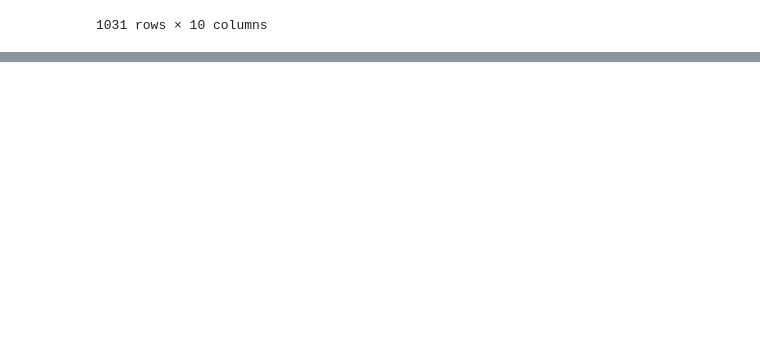
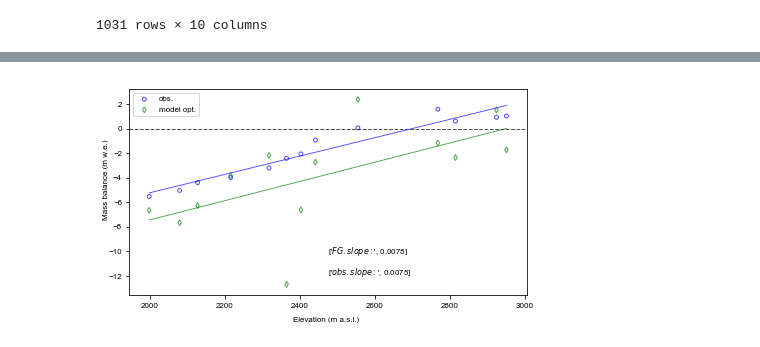
Before and after one commit to bpelto/ice_dynamics, a Jupyter notebook: flux_gate_velocity.ipynb, the cells around one changed output, grey strips where cells are left out. Saved outputs shown, nothing was run; the diff lists cells and outputs as text; code cells hidden in the pictures; blank space fills up the shorter version.

```diff
--- a/flux_gate_velocity.ipynb
+++ b/flux_gate_velocity.ipynb
@@ -320,3 +329,5 @@ NameError: name 'below_gate' is not defined
 # %%
-data = pd.read_csv(fl_path + 'conrad_data.csv') #need dh_dt, area, field pts, n, mid elev (mean elev)
-SA =
+data = pd.read_csv(fl_path + 'Conrad_bins_17.csv') #need dh_dt, area, field pts, n, mid elev (mean elev)
+data.sort_values(by=['bin'],ascending=True, inplace=True) # sort by bin
+data.set_index('bin', inplace=True) # set bin as index for sorting
+data[0:4]
@@ -322,0 +341,3 @@ SA =
+# %%
+FG_df =  pd.concat([FG, data], axis=1)
+FG_df
@@ -322,0 +360,5 @@ SA =
+# %%
+FG_df['Q_net'] = FG_df.Q_in - FG_df.Q_out  #net flux per gate
+# FG_df.Q_net[FG_df.bin==8] = FG_df.Q_out[FG_df.bin==9]+ FG_df.Q_out[FG_df.bin==10] - FG_df.Q_out[FG_df.bin==8]
+FG_df.Q_net[8] = FG_df.Q_out[9]+ FG_df.Q_out[10] - FG_df.Q_out[8]
+FG_df   #[0:4]
@@ -322,0 +387,5 @@ SA =
+# %%
+FG_df['b_fg_h'] = FG_df.dh17mean - (FG_df.Q_net / FG_df.area)
+FG_df['b_fg_we'] = FG_df.rho/1000. * FG_df.b_fg_h
+FG_df.drop(FG_df.tail(1).index,inplace=True)
+FG_df
@@ -322,0 +413,58 @@ SA =
+# %%
+font = {'family' : 'Arial',
+'weight' : 'normal',
+'size'   : 8}
+
+plt.rc('font', **font)
+
+fig, ax = plt.subplots(1,1, sharex=True, sharey=True, figsize=(6,3.34))#3.34, 3.34))
+# j,k=0,0    ## only define j if one row
+n = 0
+s= 15 #markersize
+year = 2017#2016, 2017, 2018
+a = 0.7
+
+x_ax_obs=FG_df.elev_mean
+y_ax_obs=FG_df.b_obs
+
+#         x_ax_mod=dt[(dt.Year==yr) & (dt.type=='gate')].Elev
+#         y_ax_mod=dt[(dt.Year==yr) & (dt.type=='gate')].Ba
+
+x_ax_mod_opt=FG_df.elev_mean
+y_ax_mod_opt=FG_df.b_fg_h
+
+### observations of SMB
+slope, intercept, r_value, p_value, std_err = stats.linregress(np.array(x_ax_obs),np.array(y_ax_obs))
+ax.scatter(x_ax_obs,y_ax_obs,color='b', label='obs.', alpha=a, s=s,facecolor='')
+ax.plot(x_ax_obs,slope*x_ax_obs+intercept, color='b',label='', alpha=a, linewidth=0.9)
+
+#         ### flux gate from GPR thickness
+#         slopeM, interceptM, r_valueM, p_valueM, std_errM = stats.linregress(np.array(x_ax_mod),np.array(y_ax_mod))
+#         ax.scatter(x_ax_mod,y_ax_mod,color='r', label='model', alpha=a, s=s+2, facecolor='')
+#         ax.plot(x_ax_mod,slopeM*x_ax_mod+interceptM, color='r', label='', alpha=a, linewidth=0.9)
+#         ax.text(0.5, 0.1, ['$obs. slope:$', np.round(slope,4)], transform=ax.transAxes)
+#         ax.text(0.5, 0.2, ['$FG. slope:$', np.round(slopeM,4)], transform=ax.transAxes)
+
+#         ax.text(0.05, 0.9, year[n], transform=ax.transAxes, fontweight='bold')
+
+###flux gate from optimized thickness
+slopeM_opt, interceptM_opt, r_valueM_opt, p_valueM_opt, std_errM_opt = stats.linregress(np.array(
+    x_ax_mod_opt),np.array(y_ax_mod_opt))
+ax.scatter(x_ax_mod_opt,y_ax_mod_opt,color='g', label='model opt.', alpha=a, s=s+2, facecolor='', marker='d')
+ax.plot(x_ax_mod_opt,slopeM_opt*x_ax_mod_opt+interceptM_opt, color='g', label='', alpha=a, linewidth=0.9)
+ax.axhline(linewidth=1, color='k', ls='--', alpha=a, zorder=0)
+
+# ax.text(0.05, 0.9, 'All', transform=ax.transAxes, fontweight='bold')
+ax.text(0.5, 0.1, ['$obs. slope:$', np.round(slope,4)], transform=ax.transAxes)
+ax.text(0.5, 0.2, ['$FG. slope:$', np.round(slopeM_opt,4)], transform=ax.transAxes)
+
+
+
+fig.subplots_adjust(bottom=0.12, top=0.98, hspace=0.1, left=0.07, right=0.99, wspace=0.05)#left=0.07, right=0.9,wspace=0.05,
+ax.legend(loc='best')#, bbox_to_anchor=(0, 0.42, 0.7, 0.5), labelspacing=0.2, handletextpad=0.1)
+fig.text(0.01, 0.75, 'Mass balance (m w.e.)', rotation=90)
+fig.text(0.45, 0.01, 'Elevation (m a.s.l.)')
+plt.savefig(fl_path + 'products/conrad_bdot_2017.png', dpi=300)
+plt.show()
+# %% [output]
+[figure, added]
```
Also changed, not shown: parts of 21 cells of this notebook, 1 other file.
